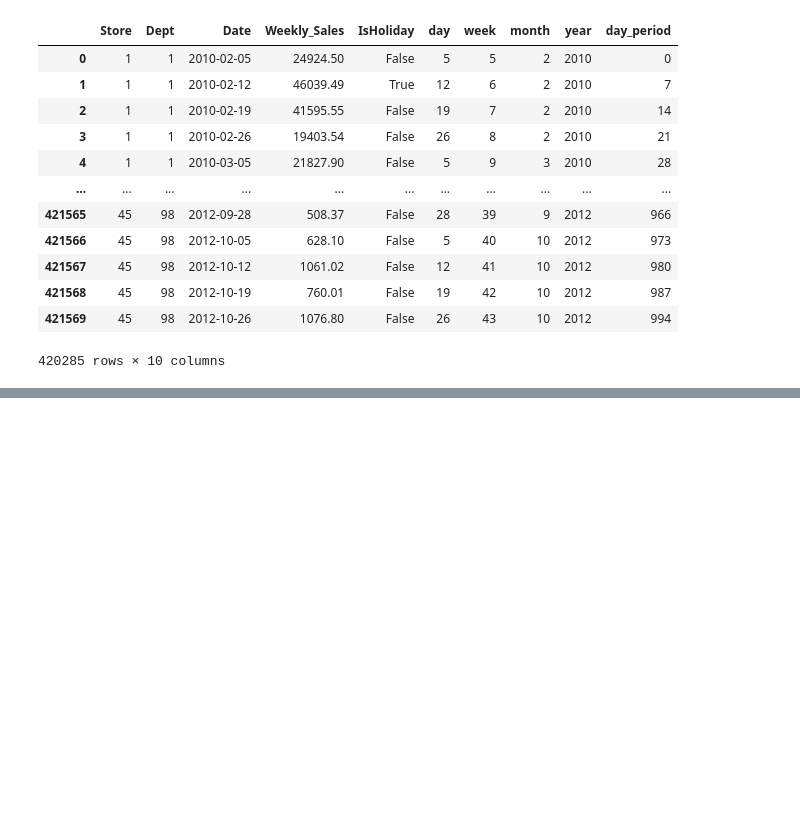
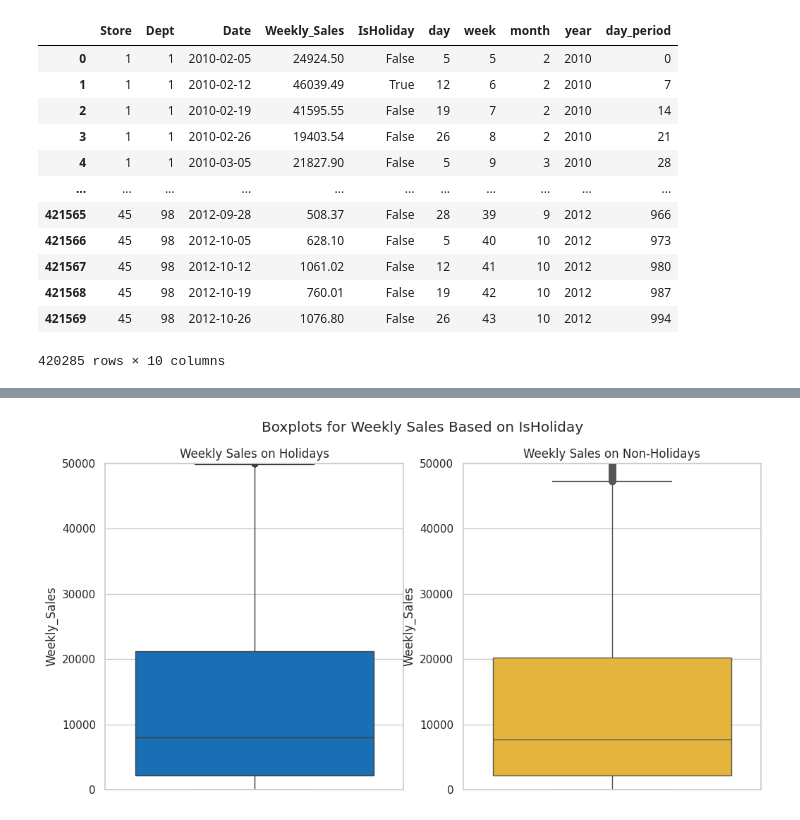
Before and after one commit to patelvishwa1999/SalesForecasting, a Jupyter notebook: Walmart_Sales.ipynb, the cells around one changed output, grey strips where cells are left out. Saved outputs shown, nothing was run; the diff lists cells and outputs as text; code cells hidden in the pictures; blank space fills up the shorter version.

```diff
--- a/Walmart_Sales.ipynb
+++ b/Walmart_Sales.ipynb
@@ -357,0 +390,25 @@ df_train
+# %%
+# Display descriptive statistics for 'Weekly_Sales' on holidays
+holiday_stats = df_train[df_train['IsHoliday']==True]['Weekly_Sales'].describe()
+
+# Display descriptive statistics for 'Weekly_Sales' on non-holidays
+non_holiday_stats = df_train[df_train['IsHoliday']==False]['Weekly_Sales'].describe()
+
+# Set the style for better aesthetics
+sns.set(style="whitegrid")
+
+# Create subplots with 1 row and 2 columns
+fig, axes = plt.subplots(1, 2, figsize=(12, 6))
+fig.suptitle('Boxplots for Weekly Sales Based on IsHoliday')
+
+# Boxplot for 'Weekly_Sales' on holidays
+sns.boxplot(y=df_train[df_train['IsHoliday']==True]['Weekly_Sales'], ax=axes[0], color=walmart_colors[0]).set(title='Weekly Sales on Holidays')
+axes[0].set_ylim(0, 50000)
+# Boxplot for 'Weekly_Sales' on non-holidays
+sns.boxplot(y=df_train[df_train['IsHoliday']==False]['Weekly_Sales'], ax=axes[1], color=walmart_colors[1]).set(title='Weekly Sales on Non-Holidays')
+axes[1].set_ylim(0, 50000)
+# Show the plot
+plt.show()
+plt.show()
+# %% [output]
+[figure, added]
```
Also changed, not shown: parts of 28 cells of this notebook.
